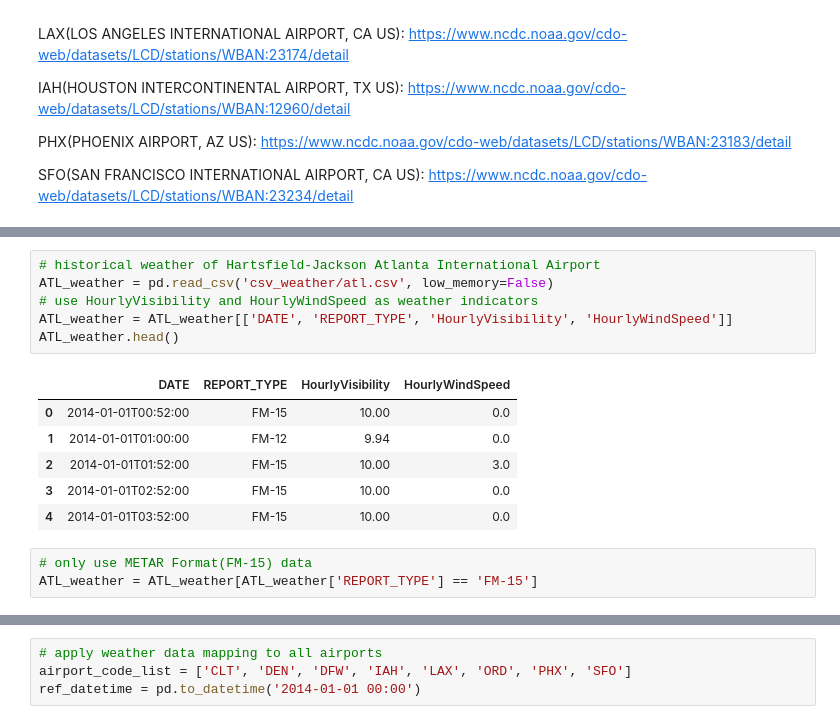
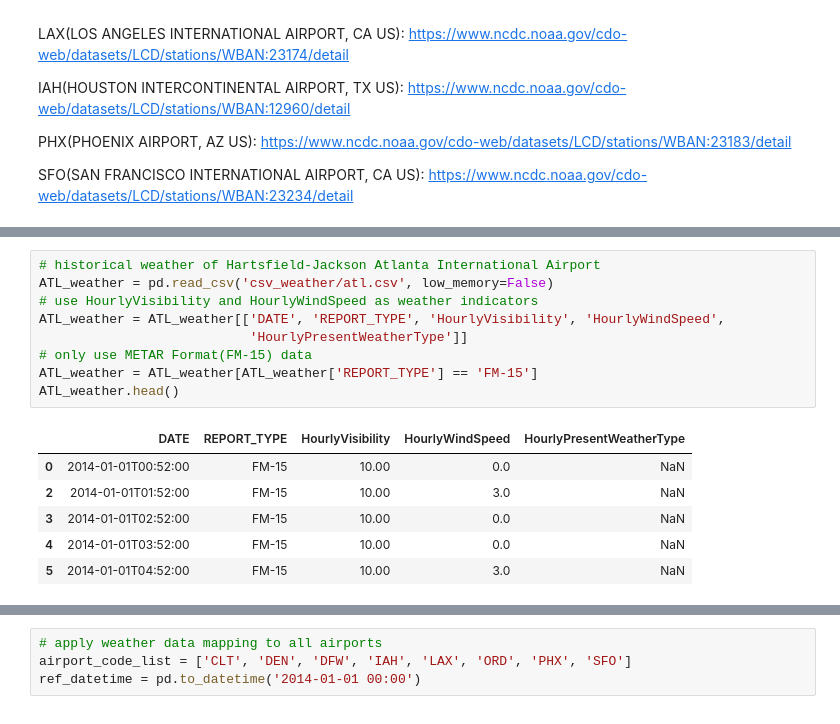
Before and after one commit to kyllan16693/flight-delay-prediction, a Jupyter notebook: data_preprocessing.ipynb, the cells around one changed output, grey strips where cells are left out. Cells and saved outputs as stored; diff of their text form.

```diff
--- a/data_preprocessing.ipynb
+++ b/data_preprocessing.ipynb
@@ -230,16 +253,16 @@ Wind Speed: Speed of the wind at the time of observation given in miles per hour
 # %%
 # historical weather of Hartsfield-Jackson Atlanta International Airport
 ATL_weather = pd.read_csv('csv_weather/atl.csv', low_memory=False)
 # use HourlyVisibility and HourlyWindSpeed as weather indicators
-ATL_weather = ATL_weather[['DATE', 'REPORT_TYPE', 'HourlyVisibility', 'HourlyWindSpeed']]
+ATL_weather = ATL_weather[['DATE', 'REPORT_TYPE', 'HourlyVisibility', 'HourlyWindSpeed',
+                           'HourlyPresentWeatherType']]
+# only use METAR Format(FM-15) data
+ATL_weather = ATL_weather[ATL_weather['REPORT_TYPE'] == 'FM-15']
 ATL_weather.head()
 # %% [output]
-|  | DATE | REPORT_TYPE | HourlyVisibility | HourlyWindSpeed |
-| 0 | 2014-01-01T00:52:00 | FM-15 | 10.00 | 0.0 |
-| 1 | 2014-01-01T01:00:00 | FM-12 | 9.94 | 0.0 |
-| 2 | 2014-01-01T01:52:00 | FM-15 | 10.00 | 3.0 |
-| 3 | 2014-01-01T02:52:00 | FM-15 | 10.00 | 0.0 |
-| 4 | 2014-01-01T03:52:00 | FM-15 | 10.00 | 0.0 |
+|  | DATE | REPORT_TYPE | HourlyVisibility | HourlyWindSpeed | HourlyPresentWeatherType |
+| 0 | 2014-01-01T00:52:00 | FM-15 | 10.00 | 0.0 | NaN |
+| 2 | 2014-01-01T01:52:00 | FM-15 | 10.00 | 3.0 | NaN |
+| 3 | 2014-01-01T02:52:00 | FM-15 | 10.00 | 0.0 | NaN |
+| 4 | 2014-01-01T03:52:00 | FM-15 | 10.00 | 0.0 | NaN |
+| 5 | 2014-01-01T04:52:00 | FM-15 | 10.00 | 3.0 | NaN |
-# %%
-# only use METAR Format(FM-15) data
-ATL_weather = ATL_weather[ATL_weather['REPORT_TYPE'] == 'FM-15']
```
Also changed, not shown: parts of 19 cells of this notebook.
